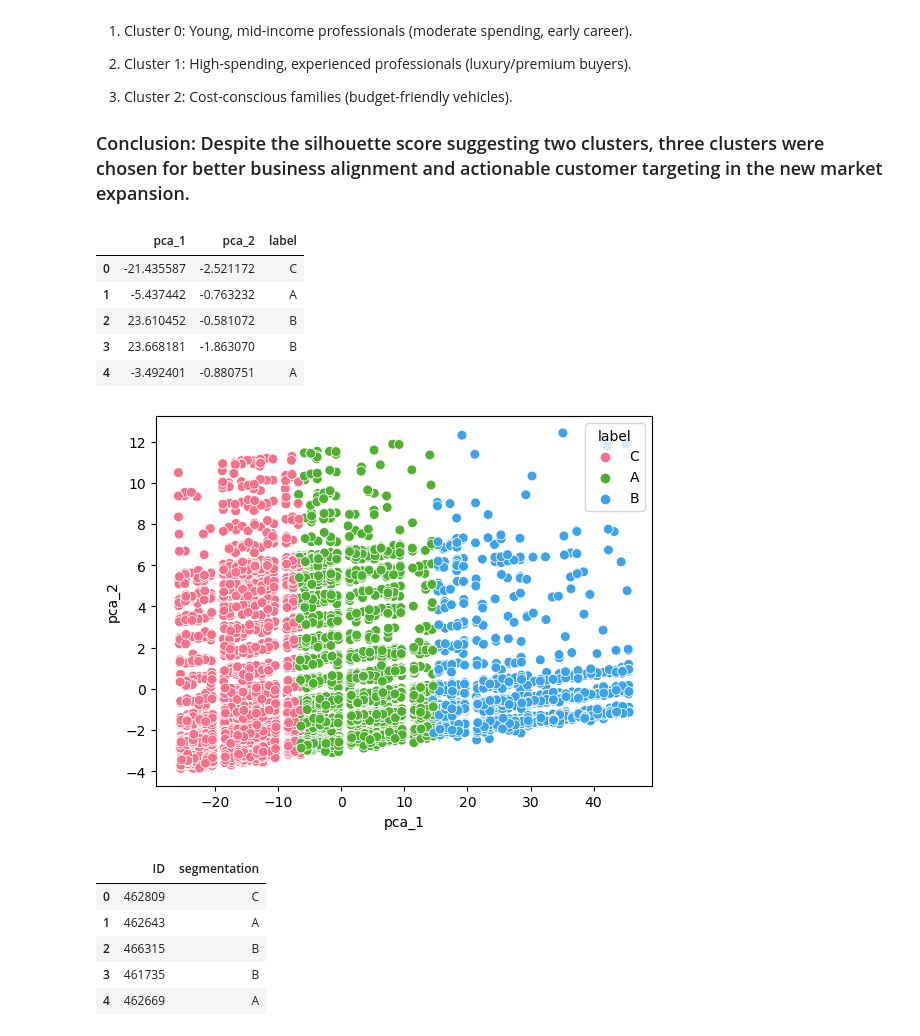
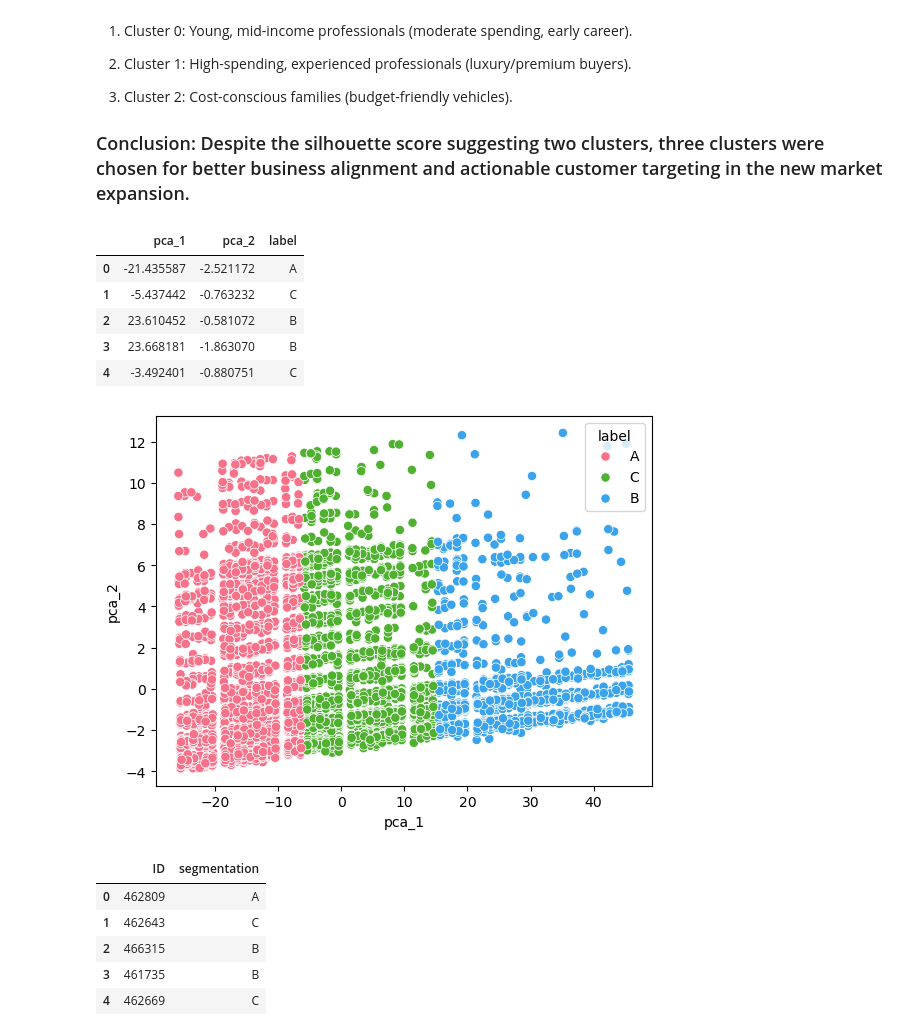
Before and after one commit to mayurkadam9833/Customer-Segmentation-for-Automobile-Market-Expansion, a Jupyter notebook: Customer Segmentation for Automobile Market Expansion.ipynb, the cells around one changed output. Drawn from its saved outputs; the diff is of its cells as text; code cells hidden in the pictures.

```diff
--- a/Customer Segmentation for Automobile Market Expansion.ipynb
+++ b/Customer Segmentation for Automobile Market Expansion.ipynb
@@ -167,7 +181,7 @@ from sklearn.cluster import KMeans
 wcss=[]
 for k in range(1,12):
     kmeans=KMeans(n_clusters=k,init="k-means++")
-    kmeans.fit(data_x)
+    kmeans.fit(pca_data)
     wcss.append(kmeans.inertia_)
 # %%
 # plotting elbow plot
@@ -194,8 +208,8 @@ from sklearn.metrics import silhouette_score
 silhouette_coffe=[]
 for k in range(2,12):
     kmeans=KMeans(n_clusters=k,init="k-means++")
-    kmeans.fit(data_x)
-    score=silhouette_score(data,kmeans.labels_)
+    kmeans.fit(pca_data)
+    score=silhouette_score(pca_data,kmeans.labels_)
     silhouette_coffe.append(score)
 # %%
 # plotting silhouette_score
@@ -212,7 +226,7 @@ plt.show()
 # training data with 3 clusters
 kmeans=KMeans(n_clusters=3,init='k-means++')
 # %%
-kmeans.fit(data_x)
+kmeans.fit(pca_data)
 # %% [output]
 KMeans(n_clusters=3)
 # %% [markdown]
@@ -251,6 +256,6 @@ pca_data.rename({0:"pca_1",1:"pca_2"},axis=1,inplace=True)
 # %%
 # creating dataframe with prediction by kmeans
-label=kmeans.predict(data_x)
+label=kmeans.predict(pca_data)
 labels=pd.DataFrame()
 labels["label"]=label
 labels["label"]=labels["label"].replace({0:"A",1:"B",2:"C"})
@@ -260,17 +265,17 @@ data_label=pd.concat([pca_data,labels],axis=1)
 data_label.head()
 # %% [output]
 |  | pca_1 | pca_2 | label |
-| 0 | -21.435587 | -2.521172 | C |
-| 1 | -5.437442 | -0.763232 | A |
+| 0 | -21.435587 | -2.521172 | A |
+| 1 | -5.437442 | -0.763232 | C |
 | 2 | 23.610452 | -0.581072 | B |
 | 3 | 23.668181 | -1.863070 | B |
-| 4 | -3.492401 | -0.880751 | A |
+| 4 | -3.492401 | -0.880751 | C |
 # %%
 # plotting clusters
-sns.scatterplot(data=data_label,x="pca_1",y="pca_2",hue="label",s=50,palette="husl")
+sns.scatterplot(data=data_label,x="pca_1",y="pca_2",hue="label",s=45,palette="husl")
 plt.show()
 # %% [output]
-[figure, old version]
+[figure, new version]
 # %%
 # creating dataframe for cust id and the segmentation
 segmentation_id=pd.DataFrame()
@@ -280,8 +285,8 @@ segmentation_id["segmentation"]=labels["label"]
 segmentation_id.head()
 # %% [output]
 |  | ID | segmentation |
-| 0 | 462809 | C |
-| 1 | 462643 | A |
+| 0 | 462809 | A |
+| 1 | 462643 | C |
 | 2 | 466315 | B |
 | 3 | 461735 | B |
-| 4 | 462669 | A |
+| 4 | 462669 | C |
```
Also changed, not shown: parts of 9 cells of this notebook.
